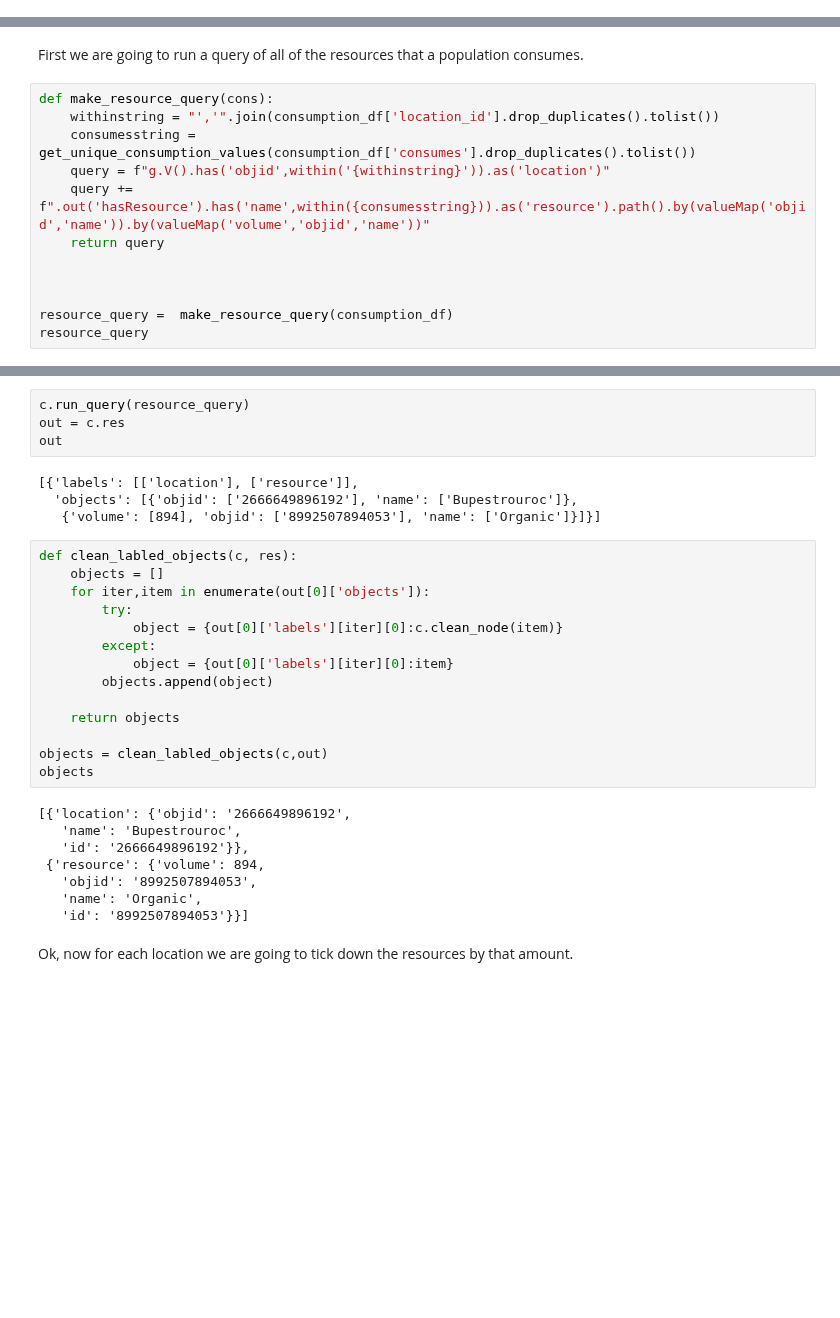
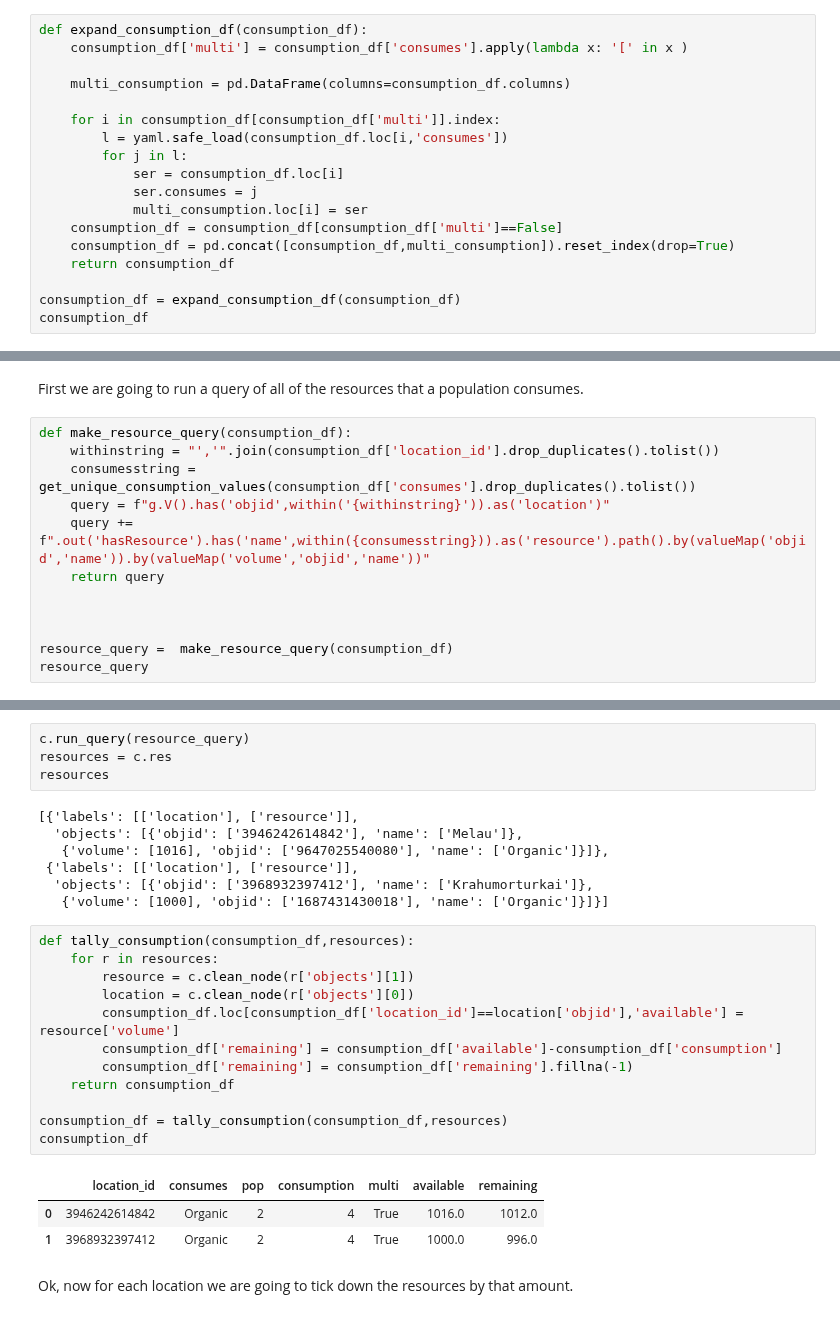
Before and after one commit to BillmanH/exoplanets, a Jupyter notebook: notebooks/People/Population Growth.ipynb, the cells around one changed output, grey strips where cells are left out. Drawn from its saved outputs; the diff is of its cells as text; blank space fills up the shorter version.

```diff
--- a/notebooks/People/Population Growth.ipynb
+++ b/notebooks/People/Population Growth.ipynb
@@ -91,0 +95,18 @@ consumption_df['consumes'].drop_duplicates().tolist()
+# %%
+def expand_consumption_df(consumption_df):
+    consumption_df['multi'] = consumption_df['consumes'].apply(lambda x: '[' in x )
+
+    multi_consumption = pd.DataFrame(columns=consumption_df.columns)
+
+    for i in consumption_df[consumption_df['multi']].index:
+        l = yaml.safe_load(consumption_df.loc[i,'consumes'])
+        for j in l:
+            ser = consumption_df.loc[i]
+            ser.consumes = j
+            multi_consumption.loc[i] = ser
+    consumption_df = consumption_df[consumption_df['multi']==False]
+    consumption_df = pd.concat([consumption_df,multi_consumption]).reset_index(drop=True)
+    return consumption_df
+
+consumption_df = expand_consumption_df(consumption_df)
+consumption_df
@@ -101,7 +134,7 @@ get_unique_consumption_values(consumption_df['consumes'].drop_duplicates().tolis
 # %% [markdown]
 First we are going to run a query of all of the resources that a population consumes.
 # %%
-def make_resource_query(cons):
+def make_resource_query(consumption_df):
     withinstring = "','".join(consumption_df['location_id'].drop_duplicates().tolist())
     consumesstring = get_unique_consumption_values(consumption_df['consumes'].drop_duplicates().tolist())
     query = f"g.V().has('objid',within('{withinstring}')).as('location')"
@@ -117,32 +150,29 @@ resource_query
 # %%
 c.run_query(resource_query)
-out = c.res
-out
+resources = c.res
+resources
 # %% [output]
 [{'labels': [['location'], ['resource']],
-  'objects': [{'objid': ['2666649896192'], 'name': ['Bupestrouroc']},
-   {'volume': [894], 'objid': ['8992507894053'], 'name': ['Organic']}]}]
+  'objects': [{'objid': ['3946242614842'], 'name': ['Melau']},
+   {'volume': [1016], 'objid': ['9647025540080'], 'name': ['Organic']}]},
+ {'labels': [['location'], ['resource']],
+  'objects': [{'objid': ['3968932397412'], 'name': ['Krahumorturkai']},
+   {'volume': [1000], 'objid': ['1687431430018'], 'name': ['Organic']}]}]
-# %%
-def clean_labled_objects(c, res):
-    objects = []
-    for iter,item in enumerate(out[0]['objects']):
-        try:
-            object = {out[0]['labels'][iter][0]:c.clean_node(item)}
-        except:
-            object = {out[0]['labels'][iter][0]:item}
-        objects.append(object)
-
-    return objects
-
-objects = clean_labled_objects(c,out)
-objects
-# %% [output]
-[{'location': {'objid': '2666649896192',
-   'name': 'Bupestrouroc',
-   'id': '2666649896192'}},
- {'resource': {'volume': 894,
-   'objid': '8992507894053',
-   'name': 'Organic',
-   'id': '8992507894053'}}]
+# %%
+def tally_consumption(consumption_df,resources):
+    for r in resources:
+        resource = c.clean_node(r['objects'][1])
+        location = c.clean_node(r['objects'][0])
+        consumption_df.loc[consumption_df['location_id']==location['objid'],'available'] = resource['volume']
+        consumption_df['remaining'] = consumption_df['available']-consumption_df['consumption']
+        consumption_df['remaining'] = consumption_df['remaining'].fillna(-1)
+    return consumption_df
+
+consumption_df = tally_consumption(consumption_df,resources)
+consumption_df
+# %% [output]
+|  | location_id | consumes | pop | consumption | multi | available | remaining |
+| 0 | 3946242614842 | Organic | 2 | 4 | True | 1016.0 | 1012.0 |
+| 1 | 3968932397412 | Organic | 2 | 4 | True | 1000.0 | 996.0 |
 # %% [markdown]
 Ok, now for each location we are going to tick down the resources by that amount.
```
Also changed, not shown: parts of 25 cells of this notebook, 2 other files.
